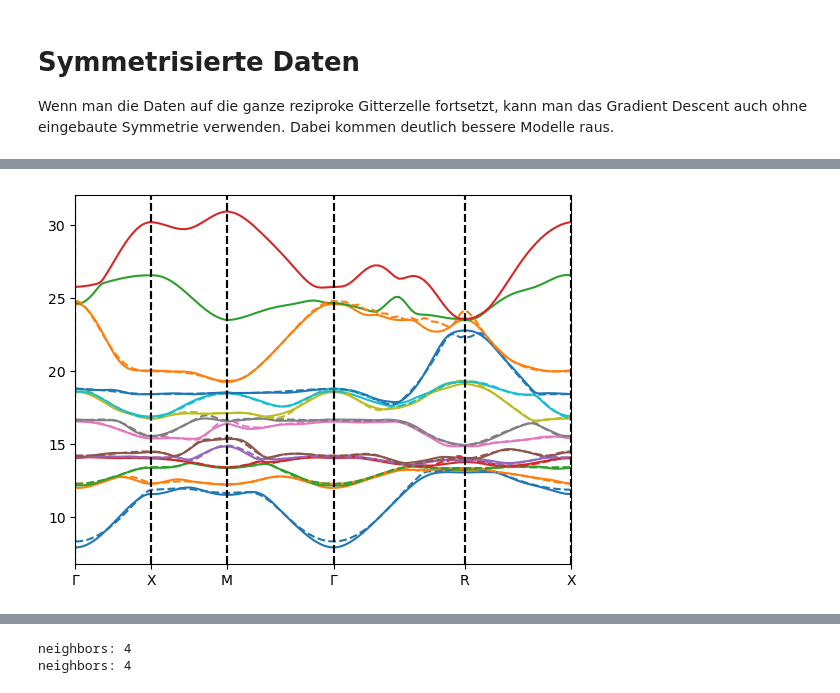
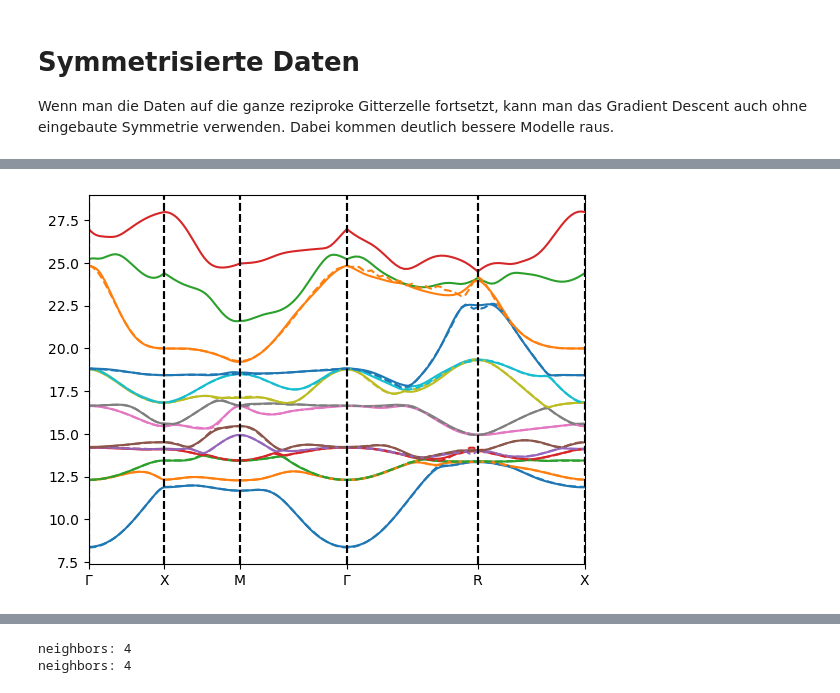
Before and after one commit to redweasel/tight-binding, a Jupyter notebook: notebooks/AsymTightBinding.ipynb, the cells around one changed output, grey strips where cells are left out. Cells and saved outputs as stored; diff of their text form; code cells hidden in the pictures.

Commit message:
add notebook on atomic orbital projections add simplified class for asymmetric tb models

```diff
--- a/notebooks/AsymTightBinding.ipynb
+++ b/notebooks/AsymTightBinding.ipynb
@@ -28,14 +28,17 @@ weights[-1] = 0.5
 neighbors = ((0, 0, 0), (1, 0, 0), (1, 1, 0), (1, 1, 1)) # works well
 neighbors = Symmetry.cubic(True).complete_neighbors(neighbors)
 
-#tb_nitinol = BandStructureModel.init_tight_binding_from_ref(Symmetry.none(), neighbors, k_smpl, ref_bands, band_offset, additional_bands, cos_reduced=True, exp=True)
-#tb_nitinol = BandStructureModel.load("ni_asym.repr")
+tb_nitinol = BandStructureModel.init_tight_binding_from_ref(Symmetry.none(), neighbors, k_smpl, ref_bands, band_offset, additional_bands, cos_reduced=True, exp=True)
+tb_nitinol = BandStructureModel.load("ni_asym.repr")
 #tb_nitinol = BandStructureModel.load("asym_nitinol.json")
 #tb_nitinol.save("asym_nitinol2.json")
 #tb_nitinol.optimize(k_smpl, 1, ref_bands, weights, band_offset, 100, 1, train_k0=True, max_accel_global=2.0)
 #tb_nitinol.optimize(k_smpl, 1, ref_bands, weights, band_offset, 100, 1, train_k0=True, max_accel_global=8.0)
-tb_nitinol.optimize(k_smpl, 1, ref_bands, weights, band_offset, 100, 1, train_k0=True, max_accel_global=16.0)
+#tb_nitinol.optimize(k_smpl, 1, ref_bands, weights, band_offset, 100, 1, train_k0=True, max_accel_global=16.0)
 #tb_nitinol.optimize(k_smpl, 1, ref_bands, weights, band_offset, 1000, 32, train_k0=True, regularization=0.999, learning_rate=1.0)
+
+# show error
+tb_nitinol.optimize(k_smpl, 1, ref_bands, weights, band_offset, 0, 1, use_pinv=False)
 
 path = kpaths.KPath('G').to('X').to('M').to('G').to('R').to('X')
 interpolator = kpaths.interpolate(k_smpl, ref_bands, Symmetry.none(), method='cubic')
@@ -51 +52 @@ final loss: 2.19e-01 (max band-error [0.411 0.278 0.206 0.315 0.231 0.236 0.292
-[figure, old version]
+[figure, new version]
```
Also changed, not shown: parts of 4 cells of this notebook, 15 other files.
